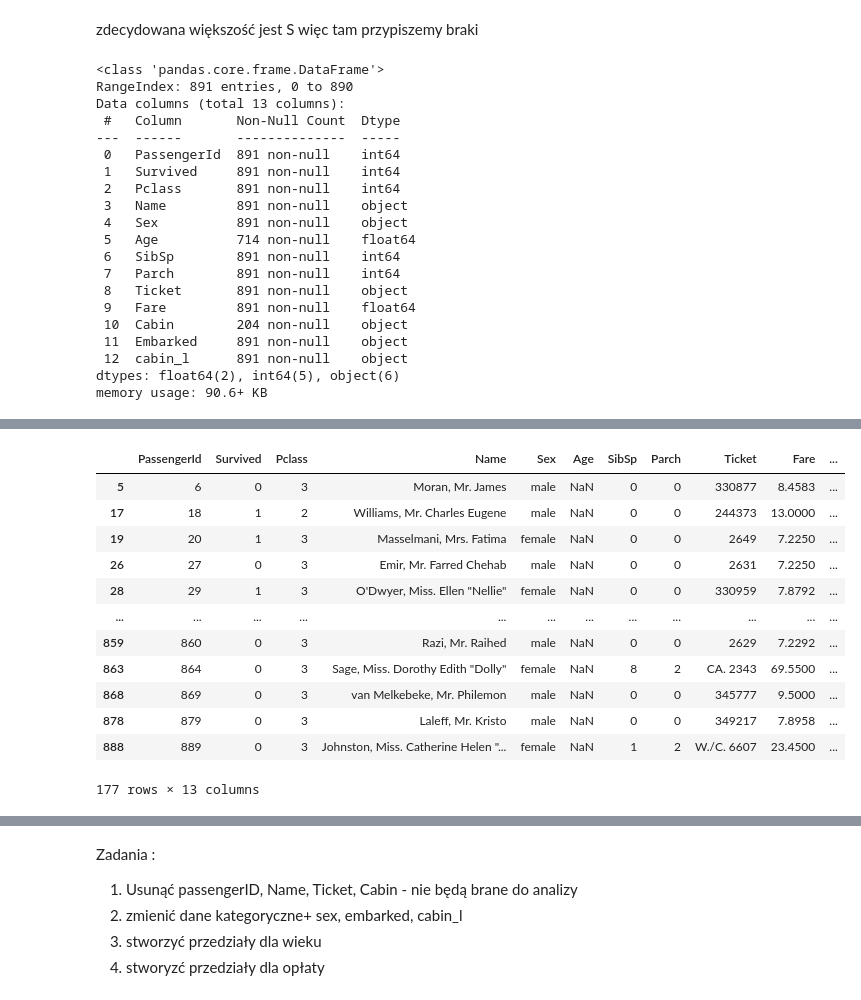
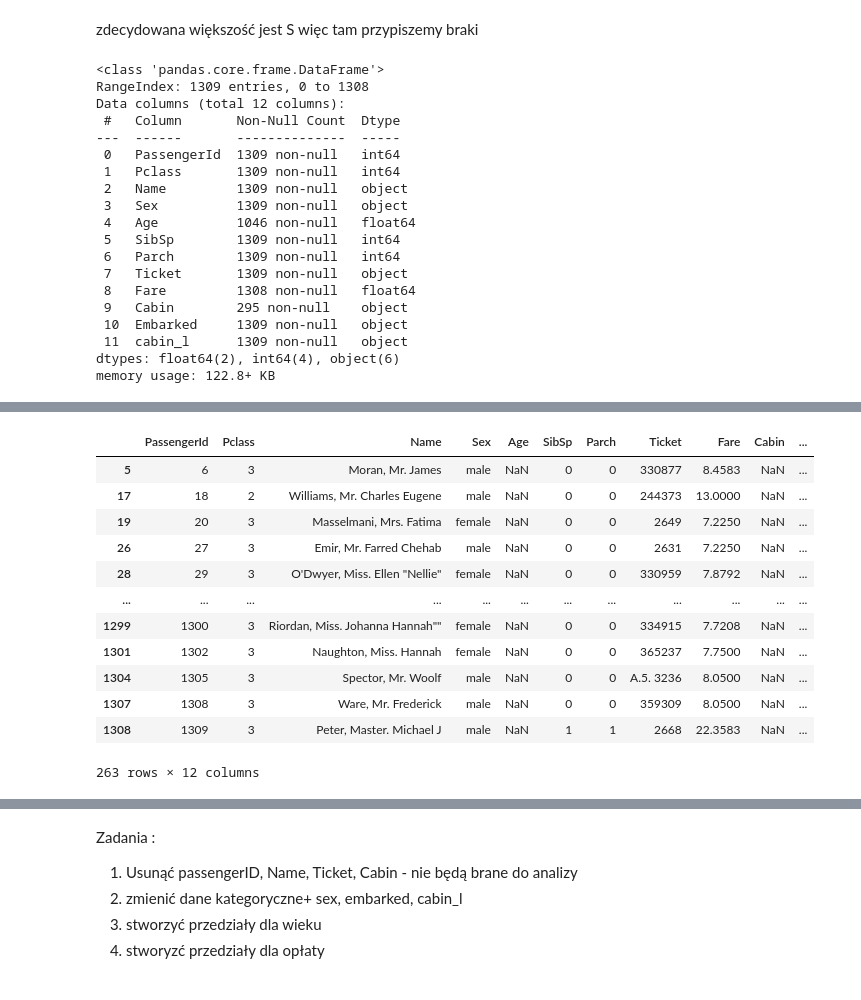
Before and after one commit to RKulagowska/Kaggle, a Jupyter notebook: titanic-1-202209.ipynb, the cells around one changed output, grey strips where cells are left out. Saved outputs shown, nothing was run; the diff lists cells and outputs as text; code cells hidden in the pictures.

```diff
--- a/titanic-1-202209.ipynb
+++ b/titanic-1-202209.ipynb
@@ -273,3 +280,9 @@ co ciekawe mężczyżni z C = Cherbourg mieli nieproporcionalnie mniejsze szanse
 2. Na chwilę obecną mało ciekawe są wykresy dla Ticket i Cabin - feature enginiering
 # %% [markdown]
 # Feature Enginiering
+# %%
+# Merging data
+
+train_data=train_data.drop(['Survived'], axis=1)
+concated_data=pd.concat([train_data,test_data],ignore_index=True)
+print(concated_data)
@@ -279,4 +310,4 @@ Ticket i Cabin nadal nie są zdiagnozowane
 #- Dane Cabin zaczynają się od litery potem liczby. Czy litery oznaczają piętra ? albo konkretną część statku. Można z analizować po literze.
 #- Dane biley nie zostaną analizowane
 # %%
-train_data['cabin_l'] = train_data.Cabin.apply(lambda x: str(x)[0])
+concated_data['cabin_l'] = concated_data.Cabin.apply(lambda x: str(x)[0])
@@ -371,48 +386,47 @@ px.histogram(train_data,x='Embarked', title='Embarked')
 # %% [markdown]
 zdecydowana większość jest S więc tam przypiszemy braki
 # %%
-train_data= train_data.fillna({'Embarked':'S'})
+concated_data= concated_data.fillna({'Embarked':'S'})
 # %%
-train_data.info()
+concated_data.info()
 # %% [output]
 <class 'pandas.core.frame.DataFrame'>
-RangeIndex: 891 entries, 0 to 890
-Data columns (total 13 columns):
+RangeIndex: 1309 entries, 0 to 1308
+Data columns (total 12 columns):
  #   Column       Non-Null Count  Dtype
 ---  ------       --------------  -----
- 0   PassengerId  891 non-null    int64
- 1   Survived     891 non-null    int64
- 2   Pclass       891 non-null    int64
- 3   Name         891 non-null    object
- 4   Sex          891 non-null    object
- 5   Age          714 non-null    float64
- 6   SibSp        891 non-null    int64
- 7   Parch        891 non-null    int64
- 8   Ticket       891 non-null    object
- 9   Fare         891 non-null    float64
- 10  Cabin        204 non-null    object
- 11  Embarked     891 non-null    object
- 12  cabin_l      891 non-null    object
-dtypes: float64(2), int64(5), object(6)
-memory usage: 90.6+ KB
+ 0   PassengerId  1309 non-null   int64
+ 1   Pclass       1309 non-null   int64
+ 2   Name         1309 non-null   object
+ 3   Sex          1309 non-null   object
+ 4   Age          1046 non-null   float64
+ 5   SibSp        1309 non-null   int64
+ 6   Parch        1309 non-null   int64
+ 7   Ticket       1309 non-null   object
+ 8   Fare         1308 non-null   float64
+ 9   Cabin        295 non-null    object
+ 10  Embarked     1309 non-null   object
+ 11  cabin_l      1309 non-null   object
+dtypes: float64(2), int64(4), object(6)
+memory usage: 122.8+ KB
 # %%
 px.histogram(train_data,x='Age', title='Age')
 # %% [output]
 [interactive output not drawn]
 # %%
-train_data[pd.isnull(train_data['Age'])]
+concated_data[pd.isnull(concated_data['Age'])]
 # %% [output]
-|  | PassengerId | Survived | Pclass | Name | Sex | Age | SibSp | Parch | Ticket | Fare | ... |
-| 5 | 6 | 0 | 3 | Moran, Mr. James | male | NaN | 0 | 0 | 330877 | 8.4583 | ... |
-| 17 | 18 | 1 | 2 | Williams, Mr. Charles Eugene | male | NaN | 0 | 0 | 244373 | 13.0000 | ... |
-| 19 | 20 | 1 | 3 | Masselmani, Mrs. Fatima | female | NaN | 0 | 0 | 2649 | 7.2250 | ... |
-| 26 | 27 | 0 | 3 | Emir, Mr. Farred Chehab | male | NaN | 0 | 0 | 2631 | 7.2250 | ... |
-| 28 | 29 | 1 | 3 | O'Dwyer, Miss. Ellen "Nellie" | female | NaN | 0 | 0 | 330959 | 7.8792 | ... |
+|  | PassengerId | Pclass | Name | Sex | Age | SibSp | Parch | Ticket | Fare | Cabin | ... |
+| 5 | 6 | 3 | Moran, Mr. James | male | NaN | 0 | 0 | 330877 | 8.4583 | NaN | ... |
+| 17 | 18 | 2 | Williams, Mr. Charles Eugene | male | NaN | 0 | 0 | 244373 | 13.0000 | NaN | ... |
+| 19 | 20 | 3 | Masselmani, Mrs. Fatima | female | NaN | 0 | 0 | 2649 | 7.2250 | NaN | ... |
+| 26 | 27 | 3 | Emir, Mr. Farred Chehab | male | NaN | 0 | 0 | 2631 | 7.2250 | NaN | ... |
+| 28 | 29 | 3 | O'Dwyer, Miss. Ellen "Nellie" | female | NaN | 0 | 0 | 330959 | 7.8792 | NaN | ... |
 | ... | ... | ... | ... | ... | ... | ... | ... | ... | ... | ... | ... |
-| 859 | 860 | 0 | 3 | Razi, Mr. Raihed | male | NaN | 0 | 0 | 2629 | 7.2292 | ... |
-| 863 | 864 | 0 | 3 | Sage, Miss. Dorothy Edith "Dolly" | female | NaN | 8 | 2 | CA. 2343 | 69.5500 | ... |
-| 868 | 869 | 0 | 3 | van Melkebeke, Mr. Philemon | male | NaN | 0 | 0 | 345777 | 9.5000 | ... |
-| 878 | 879 | 0 | 3 | Laleff, Mr. Kristo | male | NaN | 0 | 0 | 349217 | 7.8958 | ... |
-| 888 | 889 | 0 | 3 | Johnston, Miss. Catherine Helen "... | female | NaN | 1 | 2 | W./C. 6607 | 23.4500 | ... |
+| 1299 | 1300 | 3 | Riordan, Miss. Johanna Hannah"" | female | NaN | 0 | 0 | 334915 | 7.7208 | NaN | ... |
+| 1301 | 1302 | 3 | Naughton, Miss. Hannah | female | NaN | 0 | 0 | 365237 | 7.7500 | NaN | ... |
+| 1304 | 1305 | 3 | Spector, Mr. Woolf | male | NaN | 0 | 0 | A.5. 3236 | 8.0500 | NaN | ... |
+| 1307 | 1308 | 3 | Ware, Mr. Frederick | male | NaN | 0 | 0 | 359309 | 8.0500 | NaN | ... |
+| 1308 | 1309 | 3 | Peter, Master. Michael J | male | NaN | 1 | 1 | 2668 | 22.3583 | NaN | ... |
-177 rows × 13 columns
+263 rows × 12 columns
 # %%
```
Also changed, not shown: parts of 38 cells of this notebook.
